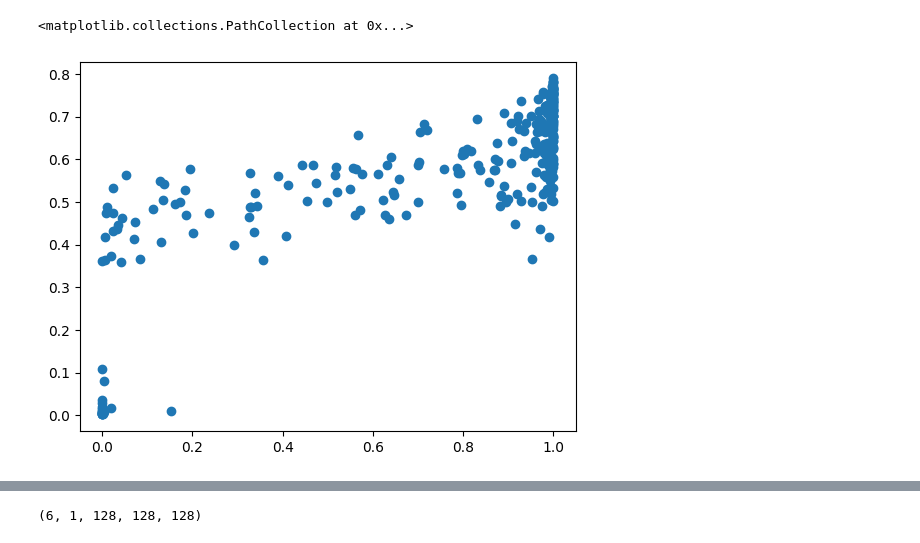
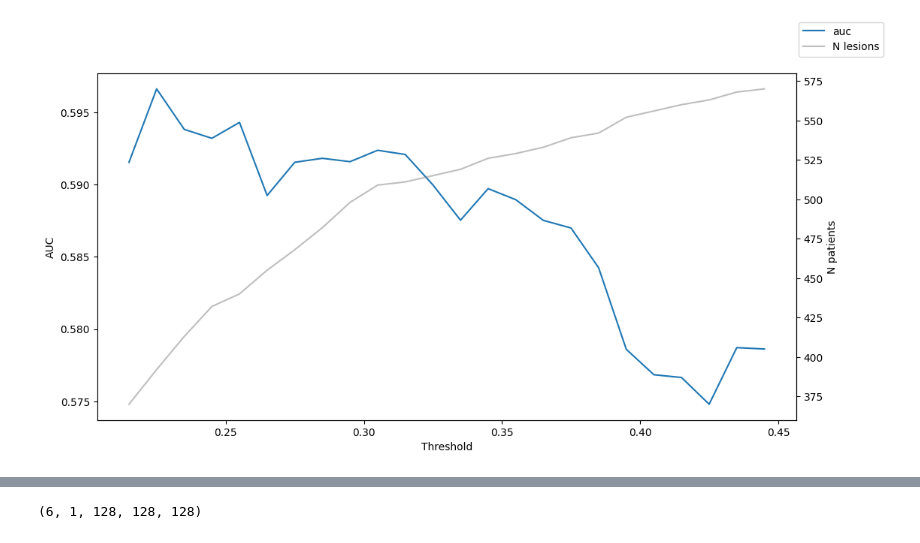
Before and after one commit to RensterMaat/premium_dl_ct, a Jupyter notebook: 01_explore.ipynb, the cells around one changed output, grey strips where cells are left out. Cells and saved outputs as stored; diff of their text form; code cells hidden in the pictures.

```diff
--- a/01_explore.ipynb
+++ b/01_explore.ipynb
@@ -52 +172,43 @@ Syncing run serene-dream-47 to Weights & Biases (docs)
+# %%
+minima = df.groupby('patient')['mean_pred'].min()
+
+determining_lesions = []
+for ix, row in df.iterrows():
+    patient = row['patient']
+    minimum = minima.loc[patient]
+    if row['mean_pred'] == minimum:
+        determining_lesions.append(row['lesion'])
+# %%
+minimum_only = df[df.lesion.isin(determining_lesions)].set_index('patient')
+minimum_only = minimum_only.join(dmtr['response']).dropna(subset=['response'])
+
+thresholds = np.arange(minimum_only.std_pred.min(), minimum_only.std_pred.max(), step=0.01)[20:]
+
+auc, n = [], []
+for threshold in thresholds:
+    subset = minimum_only[minimum_only.std_pred < threshold]
+    n.append(len(subset))
+    center_aucs = []
+    center_sizes = []
+    for center in subset.center.unique():
+        center_subset = subset[subset.center == center]
+        center_aucs.append(
+            roc_auc_score(center_subset.response, center_subset.mean_pred)
+        )
+        center_sizes.append(len(center_subset))
+    auc.append(np.average(center_aucs, weights=center_sizes))
+
+fig, ax = plt.subplots(figsize=(12,6))
+ax.plot(thresholds, auc, label='auc')
+ax.set_xlabel('Threshold')
+ax.set_ylabel('AUC')
+
+ax2 = ax.twinx()
+ax2.plot(thresholds, n, label='N lesions', c='gray', alpha=0.5)
+ax2.set_ylabel('N patients')
+
+fig.legend()
+fig.show()
+# %% [output]
+[figure, added]
 # %%
@@ -101,7 +256,0 @@ df = pd.read_csv('/mnt/c/Users/user/data/results_dl/radboud/dl_preds.csv')
-# %%
-import matplotlib.pyplot as plt
-
-plt.scatter(df.fold_3, df.fold_4)
-# %% [output]
-<matplotlib.collections.PathCollection at 0x...>
-[figure, removed]
```
Also changed, not shown: parts of 51 cells of this notebook, 3 other files.
